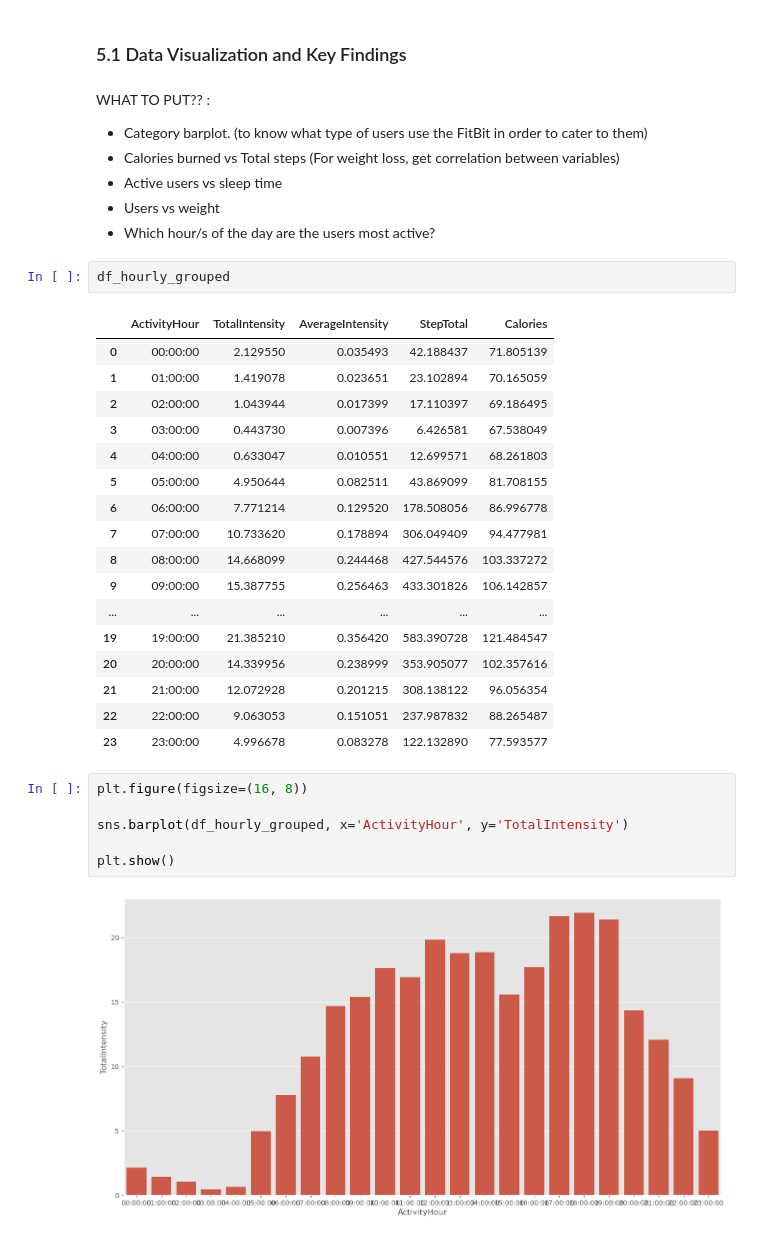
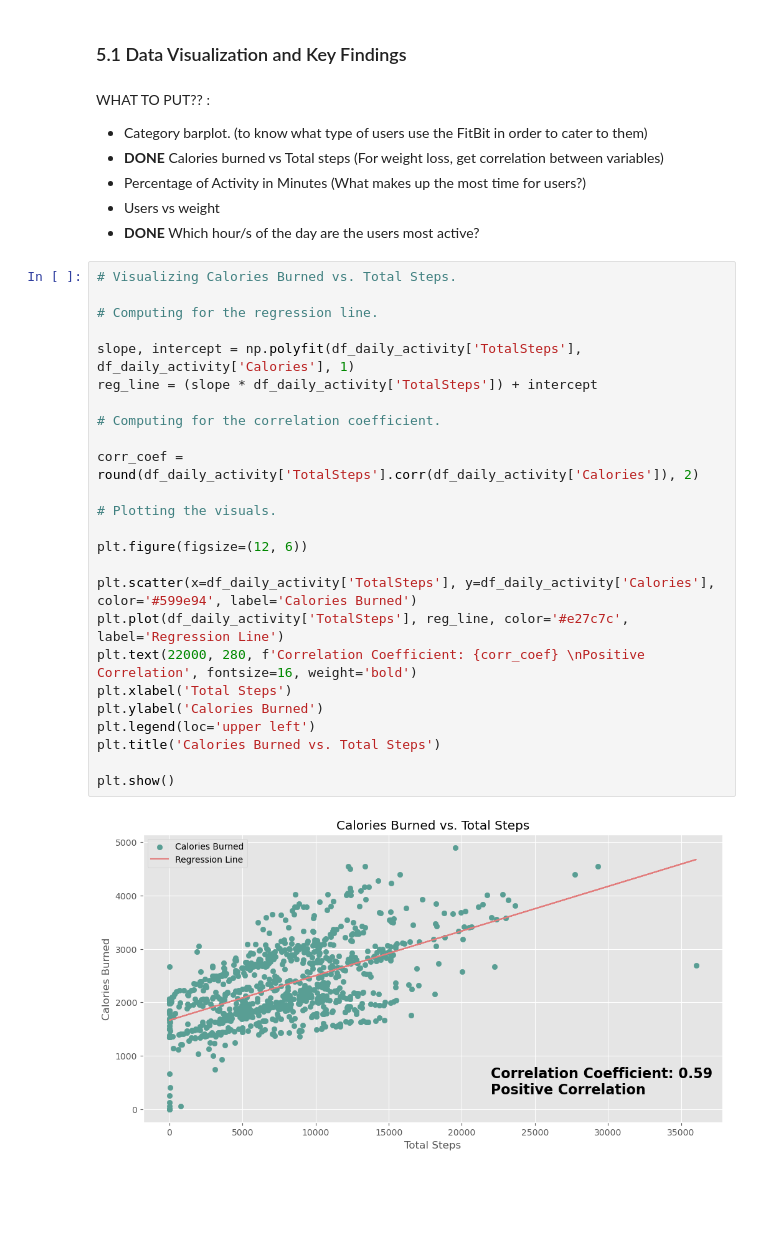
Before and after one commit to Klekzee/Case-Studies, a Jupyter notebook: 01-GoogleCapstone1/BellaBeat.ipynb, the cells around one changed output. Drawn from its saved outputs; the diff is of its cells as text; blank space fills up the shorter version.

Commit message:
2/5 Share Phase done

```diff
--- a/01-GoogleCapstone1/BellaBeat.ipynb
+++ b/01-GoogleCapstone1/BellaBeat.ipynb
@@ -474,35 +474,34 @@ display(weight_columns.describe())
 WHAT TO PUT?? :
 
 * Category barplot. (to know what type of users use the FitBit in order to cater to them)
-* Calories burned vs Total steps (For weight loss, get correlation between variables)
-* Active users vs sleep time
+* **DONE** Calories burned vs Total steps (For weight loss, get correlation between variables)
+* Percentage of Activity in Minutes (What makes up the most time for users?)
 * Users vs weight
-* Which hour/s of the day are the users most active?
+* **DONE** Which hour/s of the day are the users most active?
-# %%
-df_hourly_grouped
-# %% [output]
-|  | ActivityHour | TotalIntensity | AverageIntensity | StepTotal | Calories |
-| 0 | 00:00:00 | 2.129550 | 0.035493 | 42.188437 | 71.805139 |
-| 1 | 01:00:00 | 1.419078 | 0.023651 | 23.102894 | 70.165059 |
-| 2 | 02:00:00 | 1.043944 | 0.017399 | 17.110397 | 69.186495 |
-| 3 | 03:00:00 | 0.443730 | 0.007396 | 6.426581 | 67.538049 |
-| 4 | 04:00:00 | 0.633047 | 0.010551 | 12.699571 | 68.261803 |
-| 5 | 05:00:00 | 4.950644 | 0.082511 | 43.869099 | 81.708155 |
-| 6 | 06:00:00 | 7.771214 | 0.129520 | 178.508056 | 86.996778 |
-| 7 | 07:00:00 | 10.733620 | 0.178894 | 306.049409 | 94.477981 |
-| 8 | 08:00:00 | 14.668099 | 0.244468 | 427.544576 | 103.337272 |
-| 9 | 09:00:00 | 15.387755 | 0.256463 | 433.301826 | 106.142857 |
-| ... | ... | ... | ... | ... | ... |
-| 19 | 19:00:00 | 21.385210 | 0.356420 | 583.390728 | 121.484547 |
-| 20 | 20:00:00 | 14.339956 | 0.238999 | 353.905077 | 102.357616 |
-| 21 | 21:00:00 | 12.072928 | 0.201215 | 308.138122 | 96.056354 |
-| 22 | 22:00:00 | 9.063053 | 0.151051 | 237.987832 | 88.265487 |
-| 23 | 23:00:00 | 4.996678 | 0.083278 | 122.132890 | 77.593577 |
-# %%
-plt.figure(figsize=(16, 8))
-
-sns.barplot(df_hourly_grouped, x='ActivityHour', y='TotalIntensity')
-
-plt.show()
-# %% [output]
-[figure, removed]
+# %%
+# Visualizing Calories Burned vs. Total Steps.
+
+# Computing for the regression line.
+
+slope, intercept = np.polyfit(df_daily_activity['TotalSteps'], df_daily_activity['Calories'], 1)
+reg_line = (slope * df_daily_activity['TotalSteps']) + intercept
+
+# Computing for the correlation coefficient.
+
+corr_coef = round(df_daily_activity['TotalSteps'].corr(df_daily_activity['Calories']), 2)
+
+# Plotting the visuals.
+
+plt.figure(figsize=(12, 6))
+
+plt.scatter(x=df_daily_activity['TotalSteps'], y=df_daily_activity['Calories'], color='#599e94', label='Calories Burned')
+plt.plot(df_daily_activity['TotalSteps'], reg_line, color='#e27c7c', label='Regression Line')
+plt.text(22000, 280, f'Correlation Coefficient: {corr_coef} \nPositive Correlation', fontsize=16, weight='bold')
+plt.xlabel('Total Steps')
+plt.ylabel('Calories Burned')
+plt.legend(loc='upper left')
+plt.title('Calories Burned vs. Total Steps')
+
+plt.show()
+# %% [output]
+[figure, added]
```
Also changed, not shown: parts of 4 cells of this notebook.
